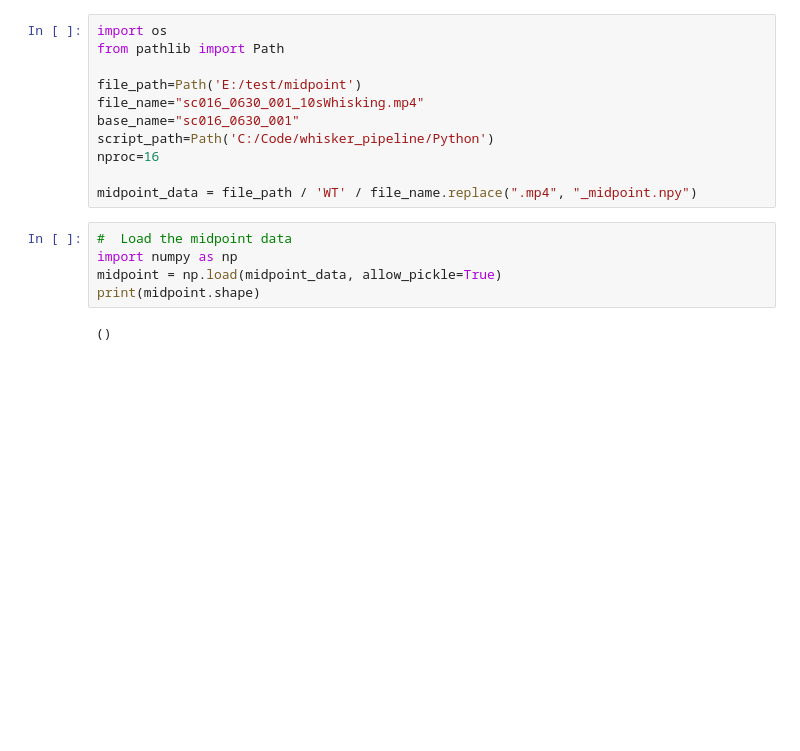
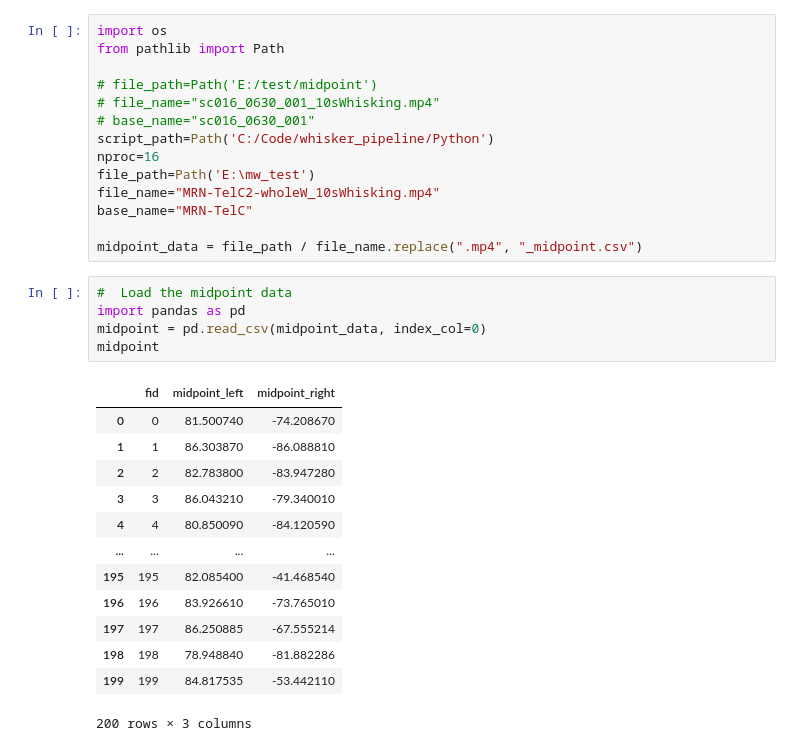
Before and after one commit to vncntprvst/whisker_pipeline, a Jupyter notebook: Python/notebooks/plot_midpoint.ipynb, the cells around one changed output. Drawn from its saved outputs; the diff is of its cells as text; blank space fills up the shorter version.

```diff
--- a/Python/notebooks/plot_midpoint.ipynb
+++ b/Python/notebooks/plot_midpoint.ipynb
@@ -2,17 +2,32 @@
 import os
 from pathlib import Path
 
-file_path=Path('E:/test/midpoint')
-file_name="sc016_0630_001_10sWhisking.mp4"
-base_name="sc016_0630_001"
+# file_path=Path('E:/test/midpoint')
+# file_name="sc016_0630_001_10sWhisking.mp4"
+# base_name="sc016_0630_001"
 script_path=Path('C:/Code/whisker_pipeline/Python')
 nproc=16
+file_path=Path('E:\mw_test')
+file_name="MRN-TelC2-wholeW_10sWhisking.mp4"
+base_name="MRN-TelC"
 
-midpoint_data = file_path / 'WT' / file_name.replace(".mp4", "_midpoint.npy")
+midpoint_data = file_path / file_name.replace(".mp4", "_midpoint.csv")
 # %%
 #  Load the midpoint data
-import numpy as np
-midpoint = np.load(midpoint_data, allow_pickle=True)
-print(midpoint.shape)
+import pandas as pd
+midpoint = pd.read_csv(midpoint_data, index_col=0)
+midpoint
 # %% [output]
+|  | fid | midpoint_left | midpoint_right |
+| 0 | 0 | 81.500740 | -74.208670 |
+| 1 | 1 | 86.303870 | -86.088810 |
+| 2 | 2 | 82.783800 | -83.947280 |
+| 3 | 3 | 86.043210 | -79.340010 |
+| 4 | 4 | 80.850090 | -84.120590 |
+| ... | ... | ... | ... |
+| 195 | 195 | 82.085400 | -41.468540 |
+| 196 | 196 | 83.926610 | -73.765010 |
+| 197 | 197 | 86.250885 | -67.555214 |
+| 198 | 198 | 78.948840 | -81.882286 |
+| 199 | 199 | 84.817535 | -53.442110 |
-()
+200 rows × 3 columns
```
Also changed, not shown: parts of 3 cells of this notebook, 1 other file.
